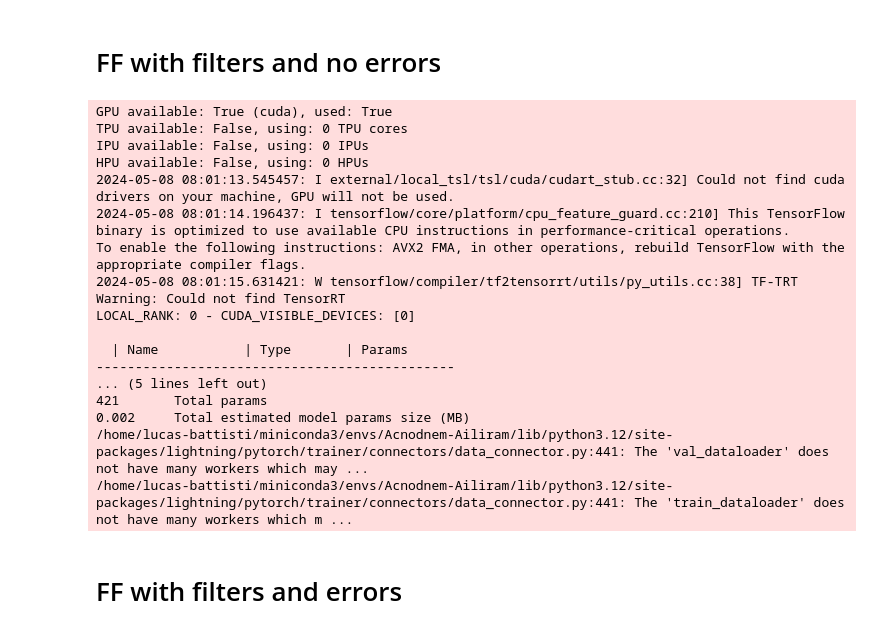
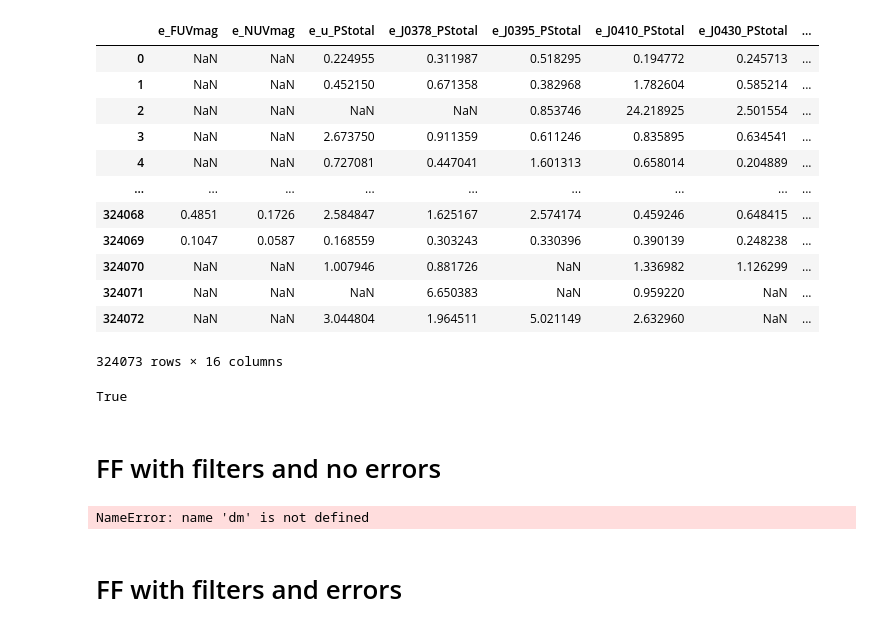
Before and after one commit to lucas-battisti/Acnodnem-Ailiram, a Jupyter notebook: galax1.ipynb, the cells around one changed output. Drawn from its saved outputs; the diff is of its cells as text; code cells hidden in the pictures.

```diff
--- a/galax1.ipynb
+++ b/galax1.ipynb
@@ -48,13 +31,20 @@ df
 df = pd.read_csv('data/galax.csv').drop('ID', axis=1).astype('float32')
-# %%
-set_size = [0.6, 0.2, 0.2]
-
-df = pd.read_csv('data/galax.csv').drop('ID', axis=1).astype('float32')
-
-dtfr = dt.frame(df = df,
-         set_size=set_size)
-
-f = dtfr.features(['g', 'j','u'])['complete']
-e_f = dtfr.features(['e_g', 'e_j','e_u'])['complete']
-
-z = dtfr.features(['z'])['complete']
+# %%
+df.iloc[:, 2:4]
+a = [34, 35] + list(range(5, 28, 2)) + [30, 31]
+b = [36, 37] + list(range(6, 29, 2)) + [32, 33]
+df.iloc[:, b]
+# %% [output]
+|  | e_FUVmag | e_NUVmag | e_u_PStotal | e_J0378_PStotal | e_J0395_PStotal | e_J0410_PStotal | e_J0430_PStotal | ... |
+| 0 | NaN | NaN | 0.224955 | 0.311987 | 0.518295 | 0.194772 | 0.245713 | ... |
+| 1 | NaN | NaN | 0.452150 | 0.671358 | 0.382968 | 1.782604 | 0.585214 | ... |
+| 2 | NaN | NaN | NaN | NaN | 0.853746 | 24.218925 | 2.501554 | ... |
+| 3 | NaN | NaN | 2.673750 | 0.911359 | 0.611246 | 0.835895 | 0.634541 | ... |
+| 4 | NaN | NaN | 0.727081 | 0.447041 | 1.601313 | 0.658014 | 0.204889 | ... |
+| ... | ... | ... | ... | ... | ... | ... | ... | ... |
+| 324068 | 0.4851 | 0.1726 | 2.584847 | 1.625167 | 2.574174 | 0.459246 | 0.648415 | ... |
+| 324069 | 0.1047 | 0.0587 | 0.168559 | 0.303243 | 0.330396 | 0.390139 | 0.248238 | ... |
+| 324070 | NaN | NaN | 1.007946 | 0.881726 | NaN | 1.336982 | 1.126299 | ... |
+| 324071 | NaN | NaN | NaN | 6.650383 | NaN | 0.959220 | NaN | ... |
+| 324072 | NaN | NaN | 3.044804 | 1.964511 | 5.021149 | 2.632960 | NaN | ... |
+324073 rows × 16 columns
@@ -70,7 +70,13 @@ from torch import nn
 from torch.nn import MaxPool1d, AvgPool1d
 from torch.optim.lr_scheduler import ReduceLROnPlateau
 
+from multi import Slicer
+
 from math import floor
+
+torch.cuda.is_available()
+# %% [output]
+True
 # %%
 dm = {}
 m = {}
@@ -79,13 +85,13 @@ m = {}
 # %%
 str = 'ff_filters'
 
-dm[str] = Custom_DataModule(xez = (f, None, z),
+dm[str] = Custom_DataModule(xez = (f, None, z), extra=extra,
                        dataset_class=FF_Dataset,
                        norm=True,
-                       set_size=set_size,
-                       batch_size=200, num_workers=1)
+                       split_size_or_sections=set_size,
+                       batch_size=2000, num_workers=7)
 
-l1 = LinearBlock(in_features=16, out_features=12,
+l1 = LinearBlock(in_features=18, out_features=12,
                  norm_layer=nn.BatchNorm1d, norm_layer_args={'num_features': 12},
                  activation_function=nn.ReLU)
 
@@ -102,7 +108,7 @@ m[str] = Reg(pytorch_module=sequential,
         optimizer=torch.optim.Adam, optimizer_args={"lr": 1e-3},
         tb_dir = str)
 
-trainer = L.Trainer(max_epochs=250,
+trainer = L.Trainer(max_epochs=2,
                         enable_progress_bar = False, log_every_n_steps=1,
                         accelerator="auto", devices=1,
                         logger = True)
@@ -110,23 +116,7 @@ trainer = L.Trainer(max_epochs=250,
 trainer.fit(m[str], datamodule=dm[str])
 trainer.test(m[str], datamodule=dm[str])
 # %% [output]
-GPU available: True (cuda), used: True
-TPU available: False, using: 0 TPU cores
-IPU available: False, using: 0 IPUs
-HPU available: False, using: 0 HPUs
-2024-05-08 08:01:13.545457: I external/local_tsl/tsl/cuda/cudart_stub.cc:32] Could not find cuda drivers on your machine, GPU will not be used.
-2024-05-08 08:01:14.196437: I tensorflow/core/platform/cpu_feature_guard.cc:210] This TensorFlow binary is optimized to use available CPU instructions in performance-critical operations.
-To enable the following instructions: AVX2 FMA, in other operations, rebuild TensorFlow with the appropriate compiler flags.
-2024-05-08 08:01:15.631421: W tensorflow/compiler/tf2tensorrt/utils/py_utils.cc:38] TF-TRT Warning: Could not find TensorRT
-LOCAL_RANK: 0 - CUDA_VISIBLE_DEVICES: [0]
-
-  | Name           | Type       | Params
-----------------------------------------------
-... (5 lines left out)
-421       Total params
-0.002     Total estimated model params size (MB)
-/home/lucas-battisti/miniconda3/envs/Acnodnem-Ailiram/lib/python3.12/site-packages/lightning/pytorch/trainer/connectors/data_connector.py:441: The 'val_dataloader' does not have many workers which may ...
-/home/lucas-battisti/miniconda3/envs/Acnodnem-Ailiram/lib/python3.12/site-packages/lightning/pytorch/trainer/connectors/data_connector.py:441: The 'train_dataloader' does not have many workers which m ...
+NameError: name 'dm' is not defined
 # %% [markdown]
 # FF with filters and errors
 # %%
```
Also changed, not shown: parts of 13 cells of this notebook, 2 other files.
